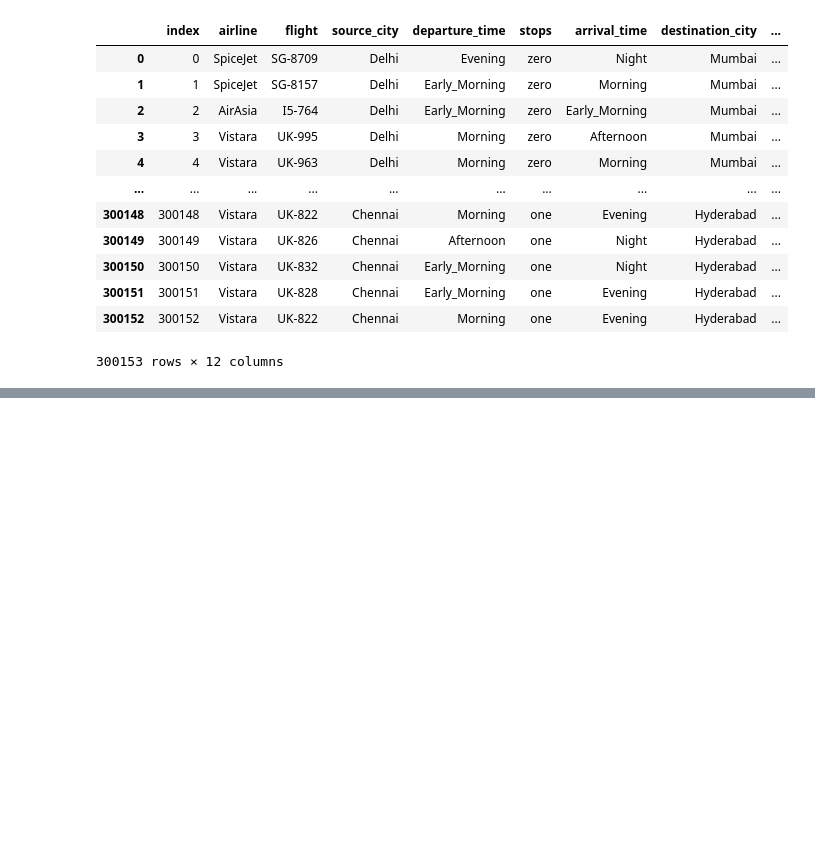
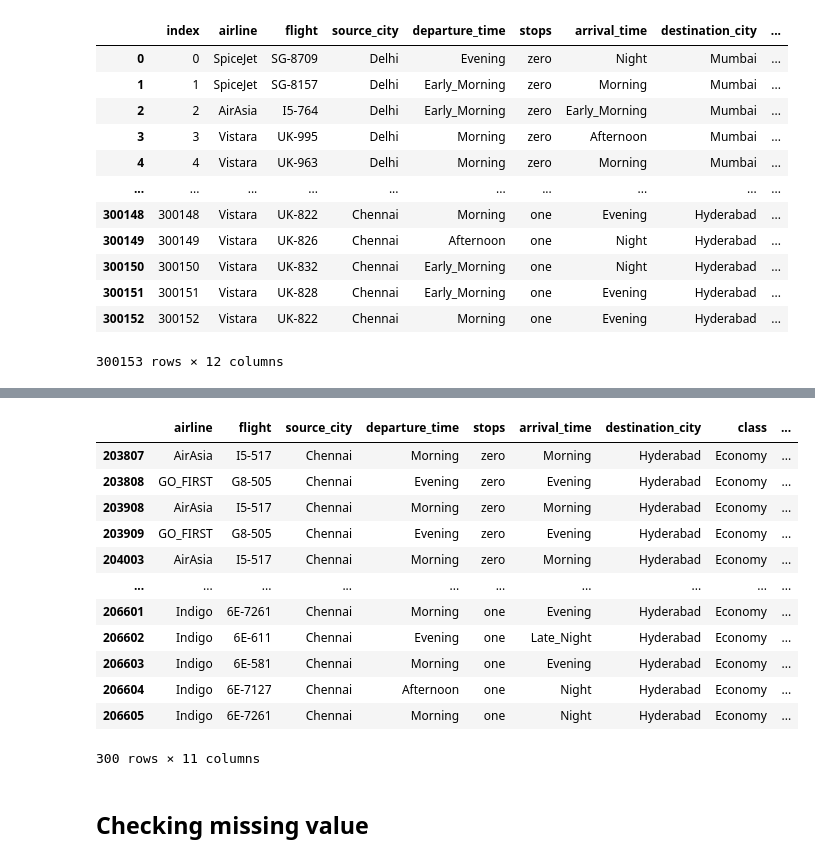
Before and after one commit to Shemanto1/python-final-project, a Jupyter notebook: main.ipynb, the cells around one changed output, grey strips where cells are left out. Cells and saved outputs as stored; diff of their text form; code cells hidden in the pictures; blank space fills up the shorter version.

```diff
--- a/main.ipynb
+++ b/main.ipynb
@@ -28,0 +122,19 @@ data
+# %%
+# checking the minimum flight ticket price
+data [data ['price'] == 1105.000000]
+# %% [output]
+|  | airline | flight | source_city | departure_time | stops | arrival_time | destination_city | class | ... |
+| 203807 | AirAsia | I5-517 | Chennai | Morning | zero | Morning | Hyderabad | Economy | ... |
+| 203808 | GO_FIRST | G8-505 | Chennai | Evening | zero | Evening | Hyderabad | Economy | ... |
+| 203908 | AirAsia | I5-517 | Chennai | Morning | zero | Morning | Hyderabad | Economy | ... |
+| 203909 | GO_FIRST | G8-505 | Chennai | Evening | zero | Evening | Hyderabad | Economy | ... |
+| 204003 | AirAsia | I5-517 | Chennai | Morning | zero | Morning | Hyderabad | Economy | ... |
+| ... | ... | ... | ... | ... | ... | ... | ... | ... | ... |
+| 206601 | Indigo | 6E-7261 | Chennai | Morning | one | Evening | Hyderabad | Economy | ... |
+| 206602 | Indigo | 6E-611 | Chennai | Evening | one | Late_Night | Hyderabad | Economy | ... |
+| 206603 | Indigo | 6E-581 | Chennai | Morning | one | Evening | Hyderabad | Economy | ... |
+| 206604 | Indigo | 6E-7127 | Chennai | Afternoon | one | Night | Hyderabad | Economy | ... |
+| 206605 | Indigo | 6E-7261 | Chennai | Morning | one | Night | Hyderabad | Economy | ... |
+300 rows × 11 columns
+# %% [markdown]
+## Checking missing value
```
Also changed, not shown: parts of 19 cells of this notebook.
